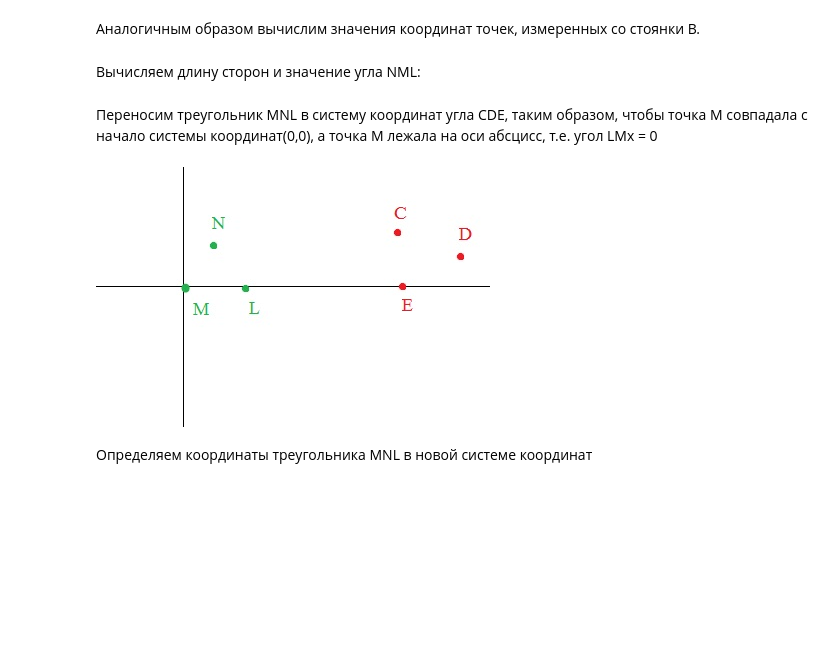
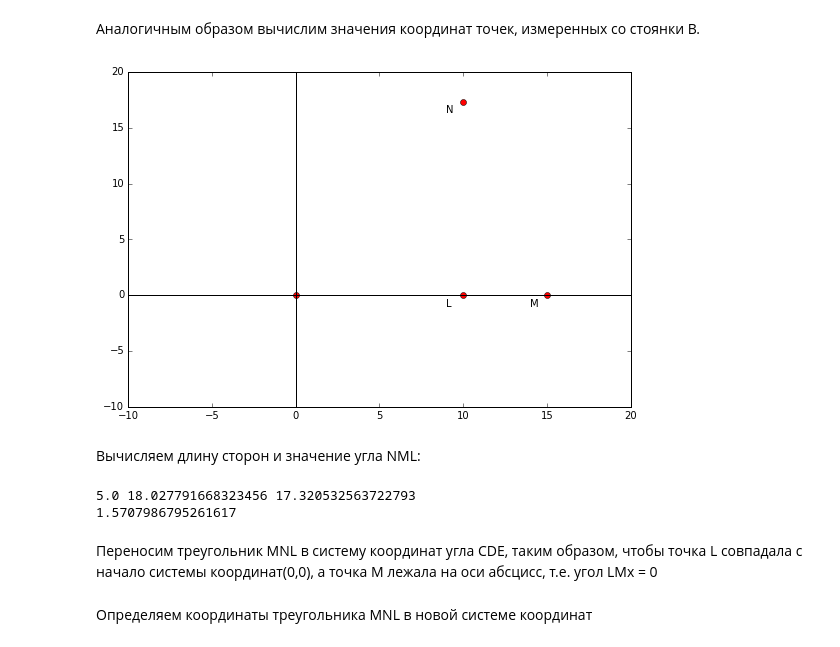
Before and after one commit to mexgil/bispor, a Jupyter notebook: Untitled.ipynb, the cells around one changed output. Saved outputs shown, nothing was run; the diff lists cells and outputs as text; code cells hidden in the pictures; blank space fills up the shorter version.

```diff
--- a/Untitled.ipynb
+++ b/Untitled.ipynb
@@ -53,29 +61,35 @@ plt.show()
 # %%
 alpha = 1.0472
 beta = 0
-BM = 10
-BL = 15
-BN = 15
+BM = 15
+BL = 10
+BN = 20
 
-Lx = BL*cos(alpha+beta)
-Ly = BL*sin(alpha+beta)
-Mx = BM*cos(alpha)
-My = BM*sin(alpha)
-Nx = BN
-Ny = 0
+Nx = BN*cos(alpha+beta)
+Ny = BN*sin(alpha+beta)
+Lx = BL*cos(beta)
+Ly = BL*sin(beta)
+Mx = BM
+My = 0
+
+npl(Nx,Ny,Lx,Ly,Mx,My,'NLM')
+# %% [output]
+[figure, added]
 # %% [markdown]
 Вычисляем длину сторон и значение угла NML:
 # %%
 ML = sqrt((Lx - Mx)**2 + (Ly-My)**2)
 MN = sqrt((Nx - Mx)**2 + (Ny-My)**2)
 NL = sqrt((Nx - Lx)**2 + (Ny-Ly)**2)
-a_NML = acos((MN**2+NL**2-ML**2)/(2*MN*NL))
+#a_NML = acos((MN**2+NL**2-ML**2)/(2*MN*NL))
+a_NLM = acos((NL**2+ML**2-MN**2)/(2*ML*MN))
+print(ML,MN,NL)
+print(a_NLM)
+# %% [output]
+5.0 18.027791668323456 17.320532563722793
+1.5707986795261617
 # %% [markdown]
-Переносим треугольник MNL в систему координат угла CDE, таким образом, чтобы точка M совпадала с начало системы координат(0,0), а точка M лежала на оси абсцисс, т.е. угол LMx = 0
+Переносим треугольник MNL в систему координат угла CDE, таким образом, чтобы точка L совпадала с начало системы координат(0,0), а точка M лежала на оси абсцисс, т.е. угол LMx = 0
-# %%
-Image(filename=('images/3.jpg'))
-# %% [output]
-[figure, removed]
 # %% [markdown]
 Определяем координаты треугольника MNL в новой системе координат
 # %%
```
Also changed, not shown: parts of 13 cells of this notebook, 1 other file.
